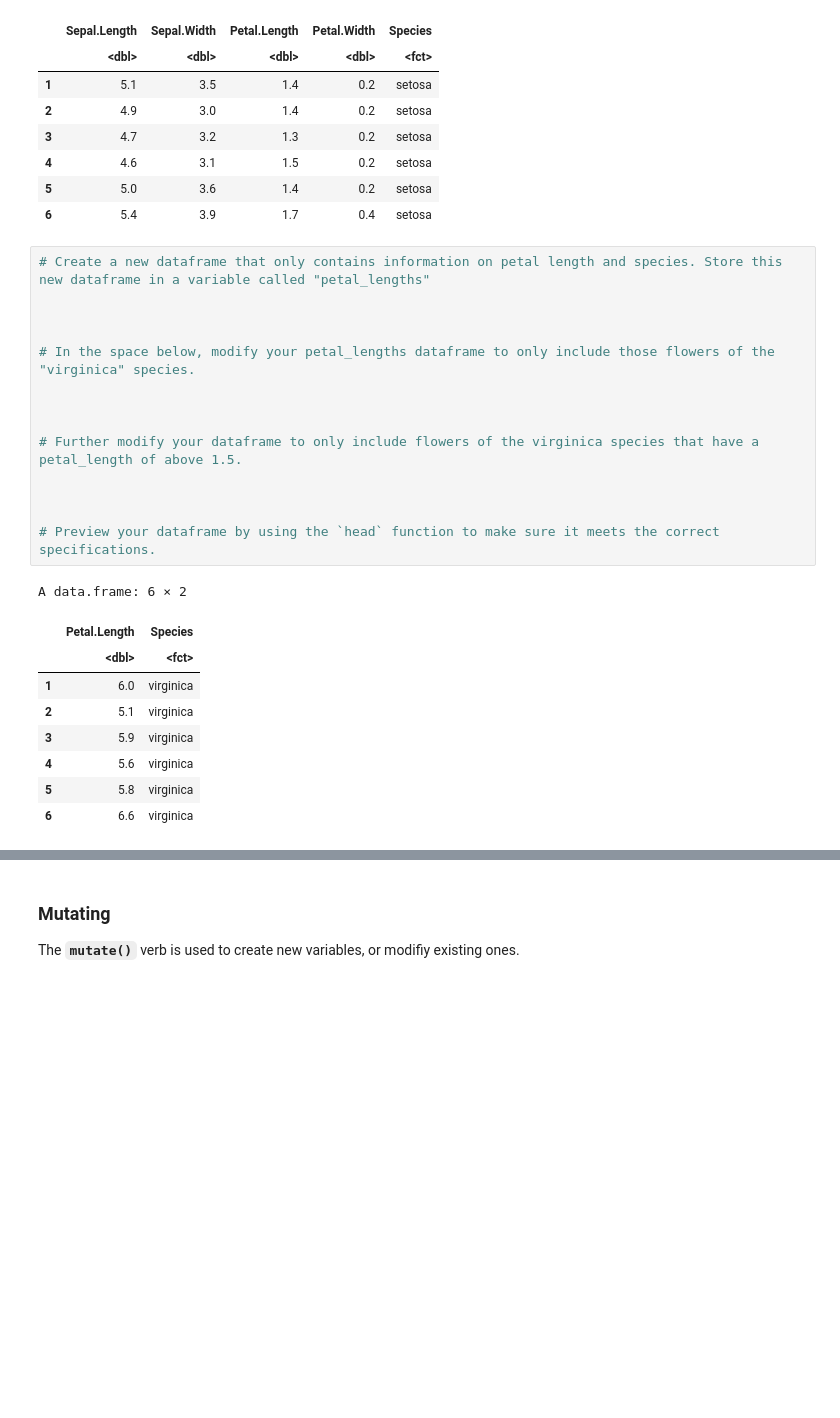
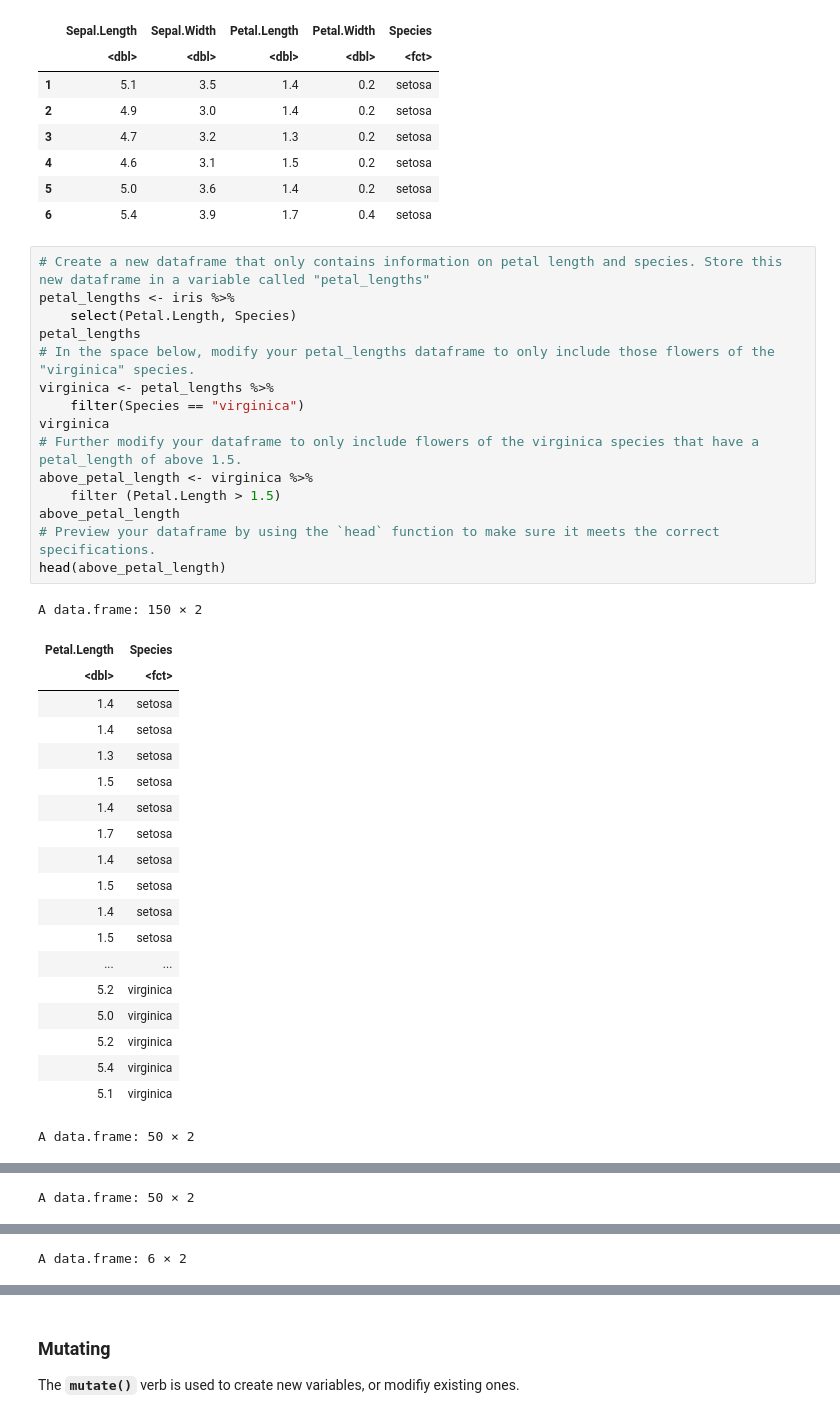
Before and after one commit to SamequalsFS/Unit1, a Jupyter notebook: DplyrPracticeSheet.ipynb, the cells around one changed output, grey strips where cells are left out. Saved outputs shown, nothing was run; the diff lists cells and outputs as text; blank space fills up the shorter version.

```diff
--- a/DplyrPracticeSheet.ipynb
+++ b/DplyrPracticeSheet.ipynb
@@ -61,25 +61,37 @@ A data.frame: 6 × 5
 | 6 | 5.4 | 3.9 | 1.7 | 0.4 | setosa |
 # %%
 # Create a new dataframe that only contains information on petal length and species. Store this new dataframe in a variable called "petal_lengths"
-
-
-
+petal_lengths <- iris %>%
+    select(Petal.Length, Species)
+petal_lengths
 # In the space below, modify your petal_lengths dataframe to only include those flowers of the "virginica" species.
-
-
-
+virginica <- petal_lengths %>%
+    filter(Species == "virginica")
+virginica
 # Further modify your dataframe to only include flowers of the virginica species that have a petal_length of above 1.5.
-
-
-
+above_petal_length <- virginica %>%
+    filter (Petal.Length > 1.5)
+above_petal_length
 # Preview your dataframe by using the `head` function to make sure it meets the correct specifications.
+head(above_petal_length)
 # %% [output]
-A data.frame: 6 × 2
+A data.frame: 150 × 2
-|  | Petal.Length | Species |
-|  | <dbl> | <fct> |
-| 1 | 6.0 | virginica |
-| 2 | 5.1 | virginica |
-| 3 | 5.9 | virginica |
-| 4 | 5.6 | virginica |
-| 5 | 5.8 | virginica |
-| 6 | 6.6 | virginica |
+| Petal.Length | Species |
+| <dbl> | <fct> |
+| 1.4 | setosa |
+| 1.4 | setosa |
+| 1.3 | setosa |
+| 1.5 | setosa |
+| 1.4 | setosa |
+| 1.7 | setosa |
+| 1.4 | setosa |
+| 1.5 | setosa |
+| 1.4 | setosa |
+| 1.5 | setosa |
+| ... | ... |
+| 5.2 | virginica |
+| 5.0 | virginica |
+| 5.2 | virginica |
+| 5.4 | virginica |
+| 5.1 | virginica |
+A data.frame: 50 × 2
@@ -85,0 +116 @@ A data.frame: 6 × 2
+A data.frame: 50 × 2
@@ -85,0 +135 @@ A data.frame: 6 × 2
+A data.frame: 6 × 2
```
Also changed, not shown: parts of 3 cells of this notebook.
